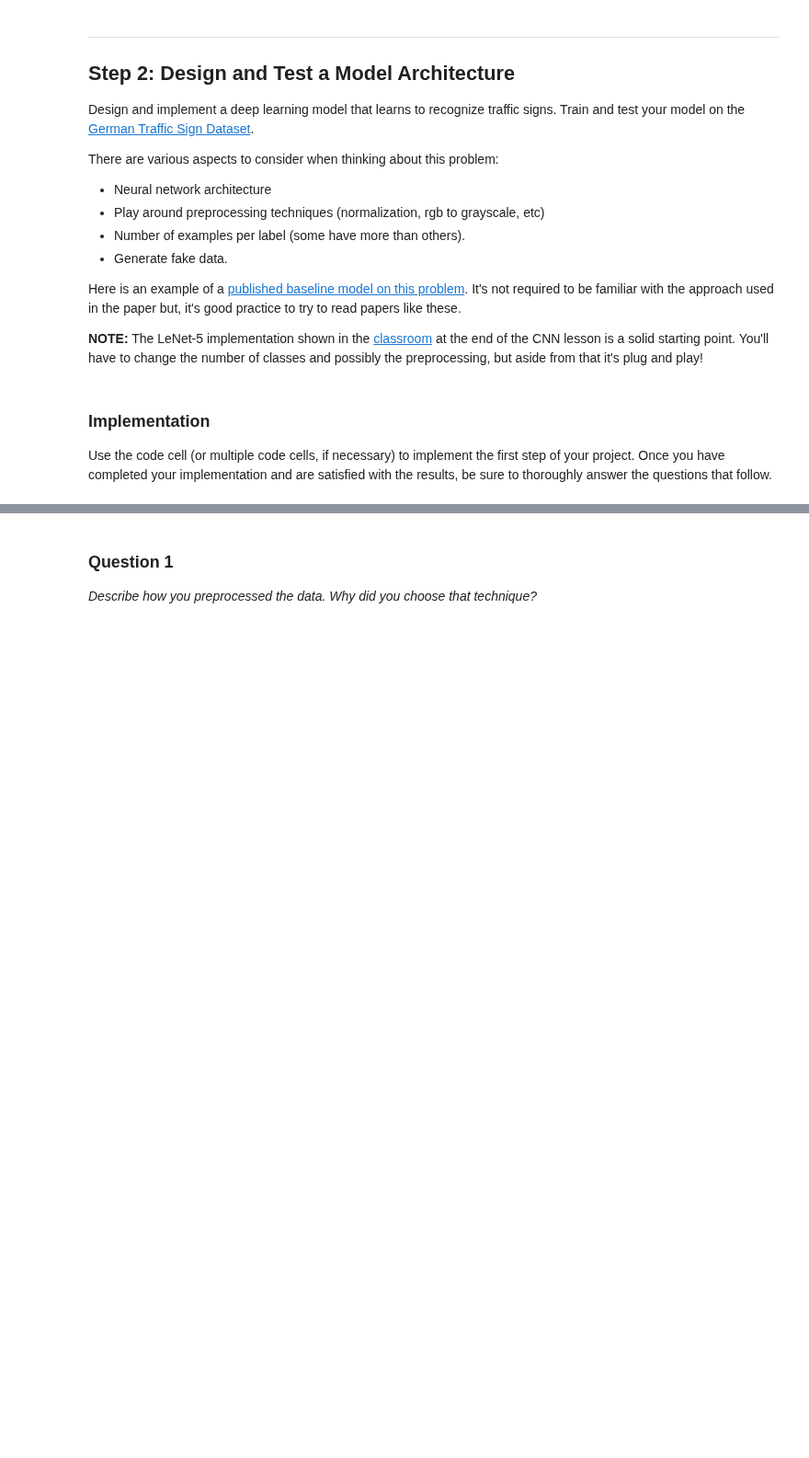
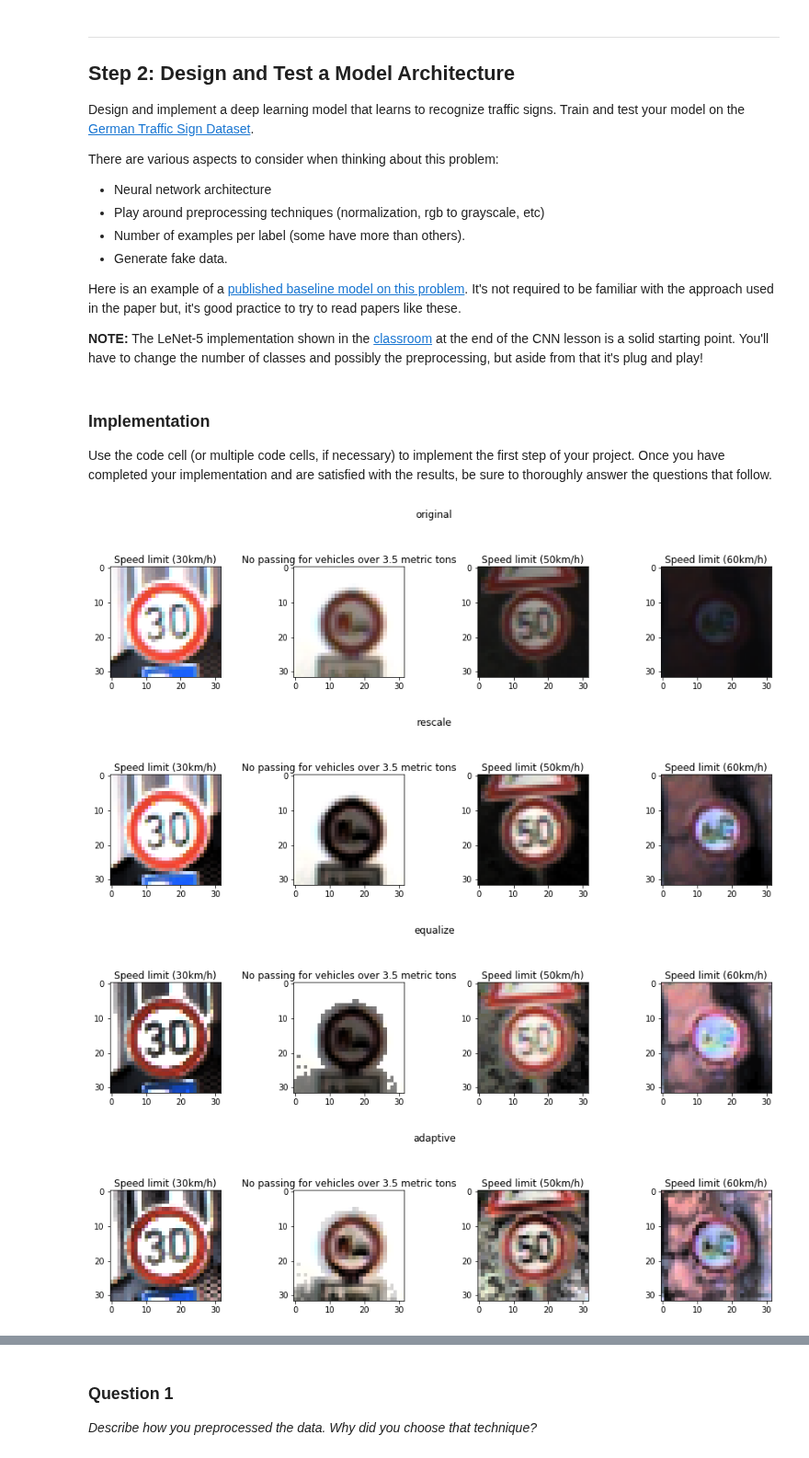
Before and after one commit to guilhermess/CarND-Traffic-Sign-Classifier-Project, a Jupyter notebook: Traffic_Sign_Classifier.ipynb, the cells around one changed output, grey strips where cells are left out. Shown at 92% size. Saved outputs shown, nothing was run; the diff lists cells and outputs as text; code cells hidden in the pictures; blank space fills up the shorter version.

```diff
--- a/Traffic_Sign_Classifier.ipynb
+++ b/Traffic_Sign_Classifier.ipynb
@@ -112,7 +142,8 @@ from sklearn.utils import shuffle
 #Shuffle Data
 X_train, y_train = shuffle(X_train, y_train)
 
-num_validation = 7800;
+#Split Train Set into Train and Validation ~ 80% train - 20% validation
+num_validation = 7500;
 num_train = n_train - num_validation
 
 X_validation = X_train[0:num_validation,:,:,:]
@@ -122,0 +231,41 @@ y_train = y_train[num_validation:]
+# %%
+labels = ['original', 'rescale', 'equalize', 'adaptive']
+multi_dnn = { 'original' : [],
+               'rescale' : [],
+               'equalize': [],
+               'adaptive': []}
+
+num_dnn = 5
+for i in range(num_dnn):
+    original_dataset = create_dnn_data(X_train, y_train, X_validation, y_validation, X_test, y_test, original)
+    rescale_dataset = create_dnn_data(X_train, y_train, X_validation, y_validation, X_test, y_test, rescale)
+    equalize_dataset = create_dnn_data(X_train, y_train, X_validation, y_validation, X_test, y_test, equalize_histogram)
+    adaptive_dataset = create_dnn_data(X_train, y_train, X_validation, y_validation, X_test, y_test, adaptive_histogram)
+    multi_dnn['original'].append(original_dataset)
+    multi_dnn['rescale'].append(rescale_dataset)
+    multi_dnn['equalize'].append(equalize_dataset)
+    multi_dnn['adaptive'].append(adaptive_dataset)
+# %%
+img_index = []
+for i in range(5):
+    img_index.append(randint(0, num_train))
+
+for label in labels:
+    dataset = multi_dnn[label][0]
+    train_x, train_y = dataset['train']
+    figure = plt.figure(figsize=(12,4))
+    figure.suptitle(label)
+    for j in range(1,5):
+        subplot = figure.add_subplot(1,4,j)
+        training_x, training_y = multi_dnn[label][0]['train']
+        index = img_index[j-1]
+        img = denormalize(training_x[index])
+        plt.title(sign_list[training_y[index]])
+        subplot.imshow(img)
+    plt.tight_layout()
+    plt.show()
+# %% [output]
+[figure, added]
+[figure, added]
+[figure, added]
+[figure, added]
```
Also changed, not shown: parts of 42 cells of this notebook, 11 other files.
